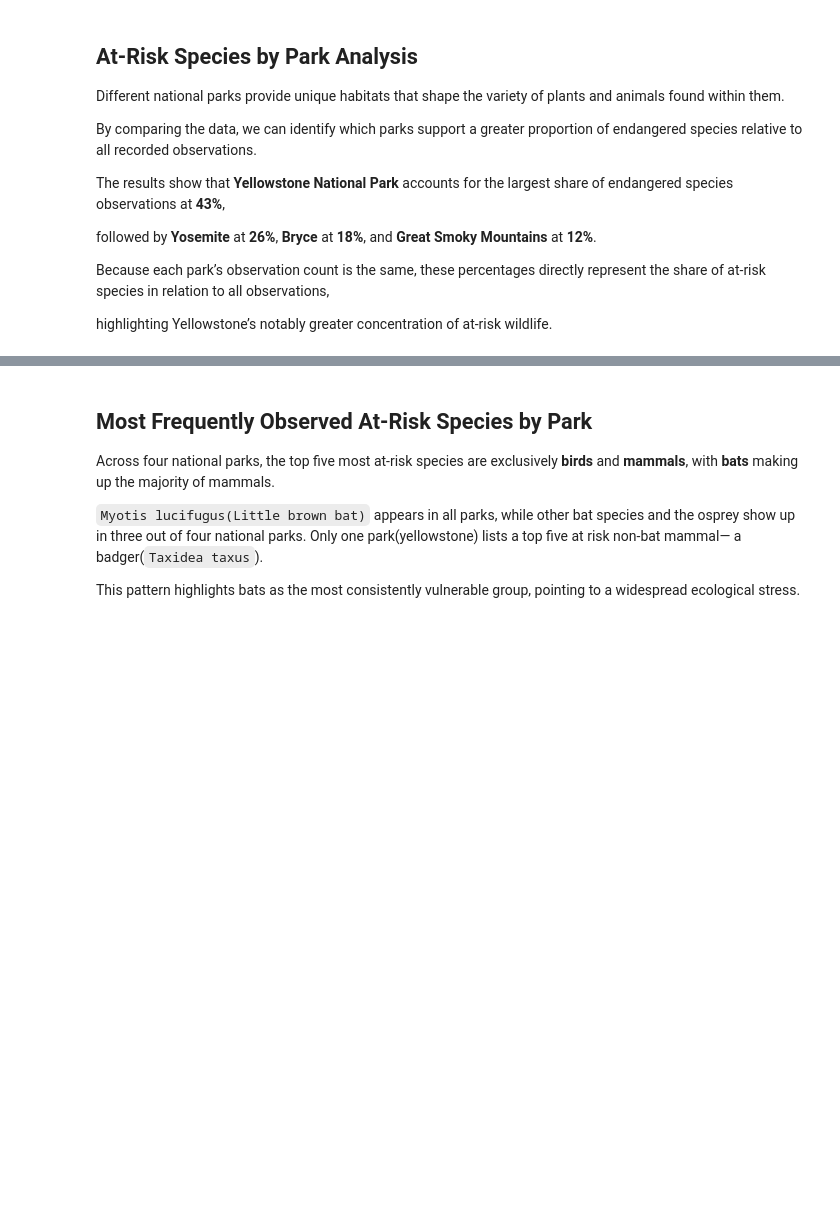
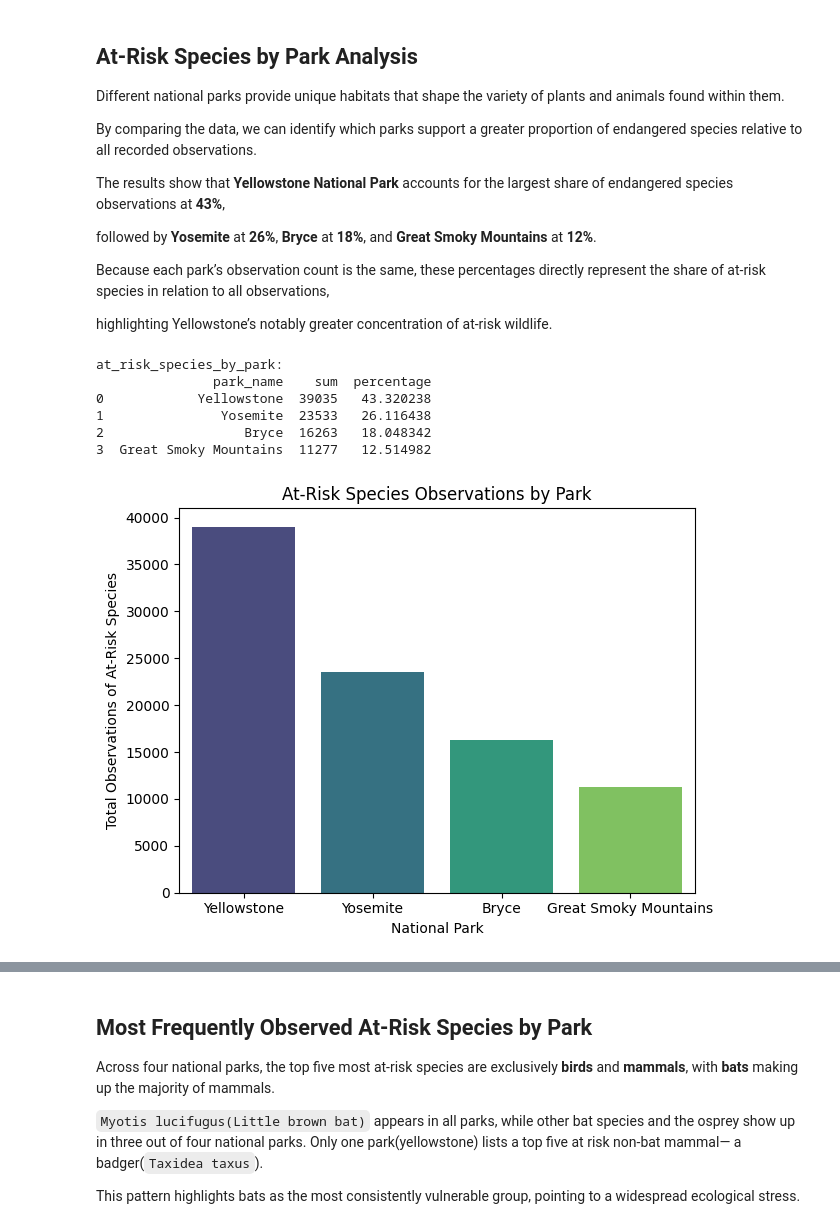
Before and after one commit to yoav-es/biodiversity, a Jupyter notebook: biodiversity.ipynb, the cells around one changed output, grey strips where cells are left out. Saved outputs shown, nothing was run; the diff lists cells and outputs as text; code cells hidden in the pictures; blank space fills up the shorter version.

```diff
--- a/biodiversity.ipynb
+++ b/biodiversity.ipynb
@@ -357,4 +319,46 @@ followed by **Yosemite** at **26%**, **Bryce** at **18%**, and **Great Smoky Mou
 Because each park’s observation count is the same, these percentages directly represent the share of at‑risk species in relation to all observations,
 
 highlighting Yellowstone’s notably greater concentration of at‑risk wildlife.
+# %%
+# Restored at-risk-by-park cell (replacement)
+import seaborn as sns
+import matplotlib.pyplot as plt
+from biodiversity.analysis import at_risk_by_park
+
+# compute total at-risk observations per park
+at_risk_species_by_park = at_risk_by_park(observations, species)
+# rename column for clarity (helper returns 'observations')
+at_risk_species_by_park = at_risk_species_by_park.rename(columns={'observations': 'sum'})
+
+# sort by total descending
+at_risk_species_by_park = at_risk_species_by_park.sort_values(by='sum', ascending=False).reset_index(drop=True)
+
+# Percentage of total observations that are at-risk
+at_risk_species_by_park['percentage'] = (
+    at_risk_species_by_park['sum'] * 100 / at_risk_species_by_park['sum'].sum()
+)
+
+print(f"at_risk_species_by_park:\n{at_risk_species_by_park}\n")
+
+# Plot the total observations of at-risk species by park
+sns.barplot(
+    data=at_risk_species_by_park,
+    x='park_name',
+    y='sum',
+    palette='viridis',
+    hue='park_name'
+)
+plt.title('At-Risk Species Observations by Park')
+plt.xlabel('National Park')
+plt.ylabel('Total Observations of At-Risk Species')
+plt.tight_layout()
+plt.show()
+# %% [output]
+at_risk_species_by_park:
+               park_name    sum  percentage
+0            Yellowstone  39035   43.320238
+1               Yosemite  23533   26.116438
+2                  Bryce  16263   18.048342
+3  Great Smoky Mountains  11277   12.514982
+[figure, added]
 # %%
```
Also changed, not shown: parts of 16 cells of this notebook, 1 other file.
